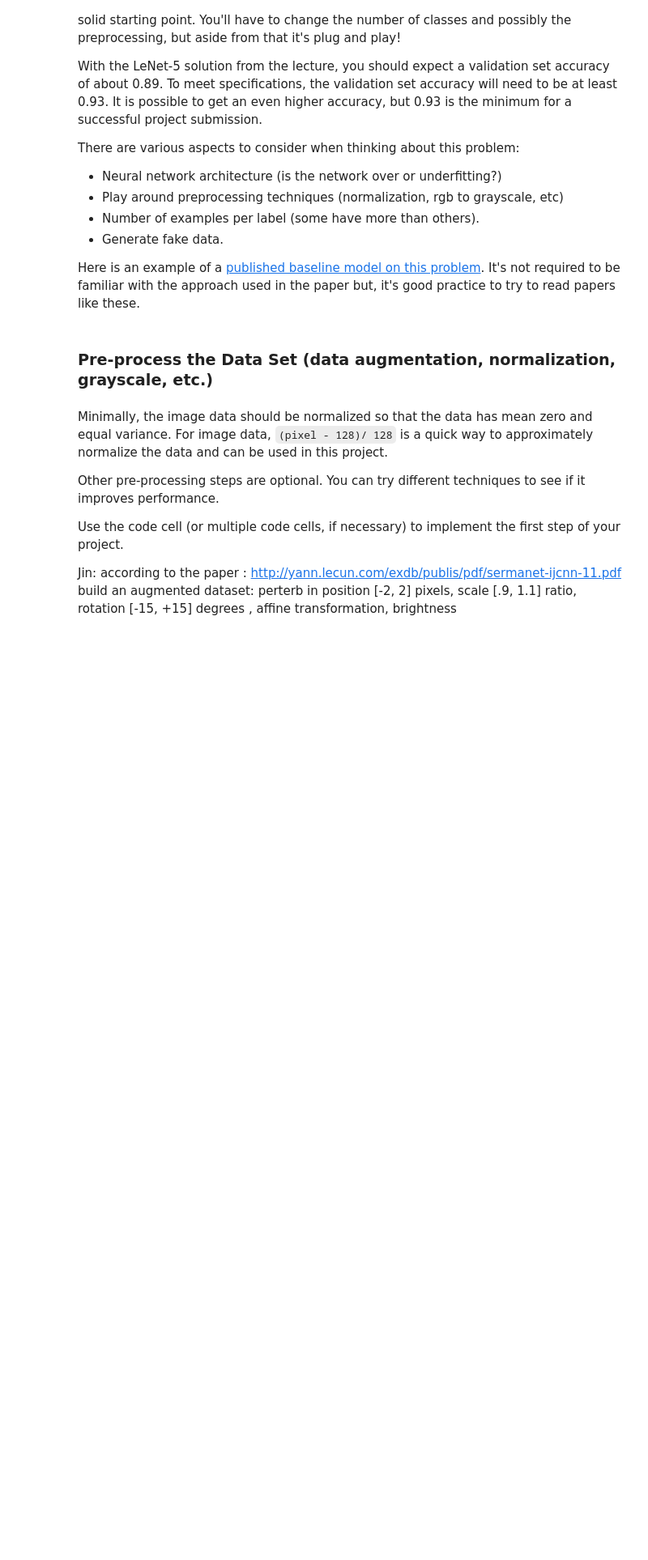
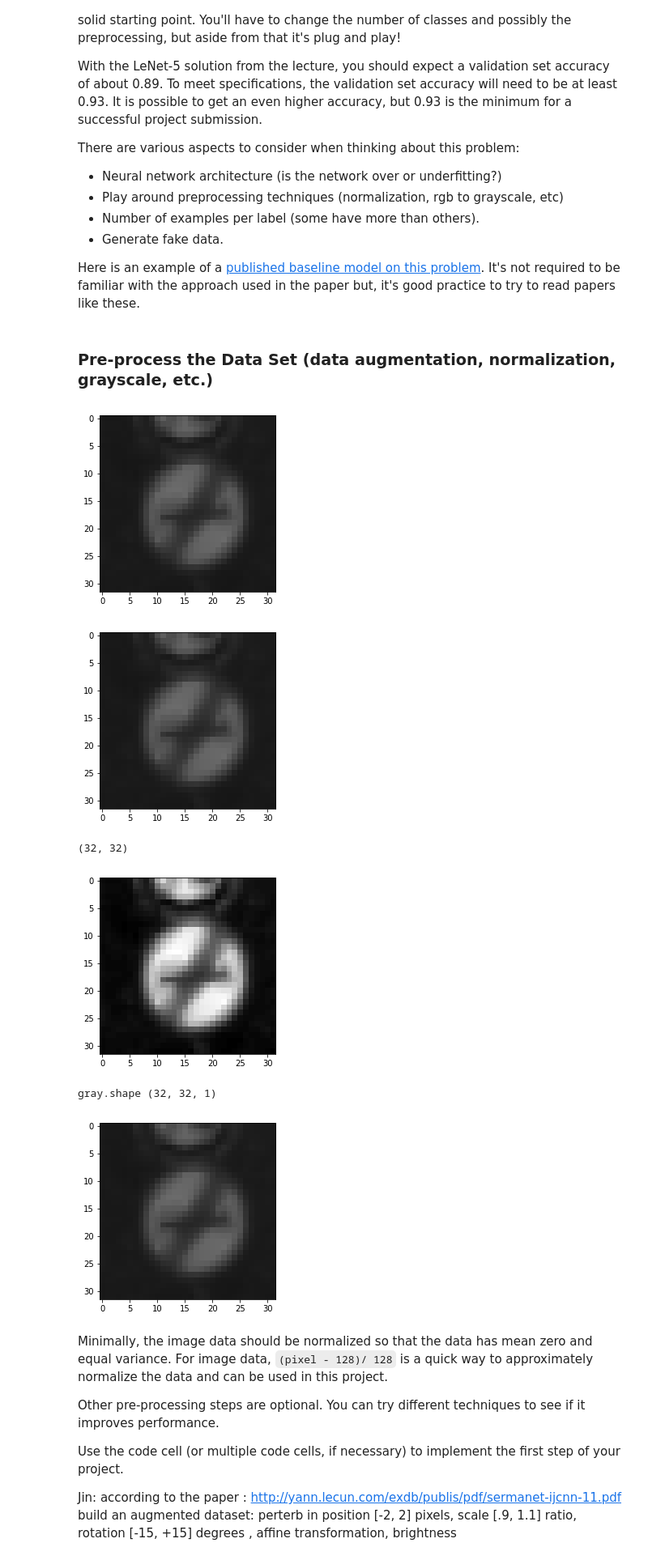
Before and after one commit to JudyMRSD/UdacitySelfDriving, a Jupyter notebook: CarND-Traffic-Sign-Classifier-Project/Traffic_Sign_Classifier.ipynb, the cells around one changed output. Shown at 81% size. Saved outputs shown, nothing was run; the diff lists cells and outputs as text; code cells hidden in the pictures; blank space fills up the shorter version.

```diff
--- a/CarND-Traffic-Sign-Classifier-Project/Traffic_Sign_Classifier.ipynb
+++ b/CarND-Traffic-Sign-Classifier-Project/Traffic_Sign_Classifier.ipynb
@@ -195,3 +285,35 @@ Here is an example of a [published baseline model on this problem](http://yann.l
+# %%
+# test change to gray scale
+img = X_train[0,:,:,:]
+plt.imshow(img)
+plt.show()
+plt.imshow(X_train[0])
+plt.show()
+# yuv_img = cv2.cvtColor(img, cv2.COLOR_RGB2YUV)
+#y , u, v = cv2.split(yuv_img)
+#X[i] = y
+#if (i<5):
+#    plt.imshow(X[i])
+#    plt.show()
+gray = cv2.cvtColor(img, cv2.COLOR_BGR2GRAY)
+print(gray.shape)
+plt.imshow(gray, cmap='gray')
+plt.show()
+gray = np.expand_dims(gray, axis=2)
+print("gray.shape",gray.shape)
+
+
+X_train[0] = gray
+
+plt.imshow(X_train[0])
+plt.show()
+# %% [output]
+[figure, added]
+[figure, added]
+(32, 32)
+[figure, added]
+gray.shape (32, 32, 1)
+[figure, added]
 # %% [markdown]
 Minimally, the image data should be normalized so that the data has mean zero and equal variance. For image data, `(pixel - 128)/ 128` is a quick way to approximately normalize the data and can be used in this project.
 
```
Also changed, not shown: parts of 12 cells of this notebook.
